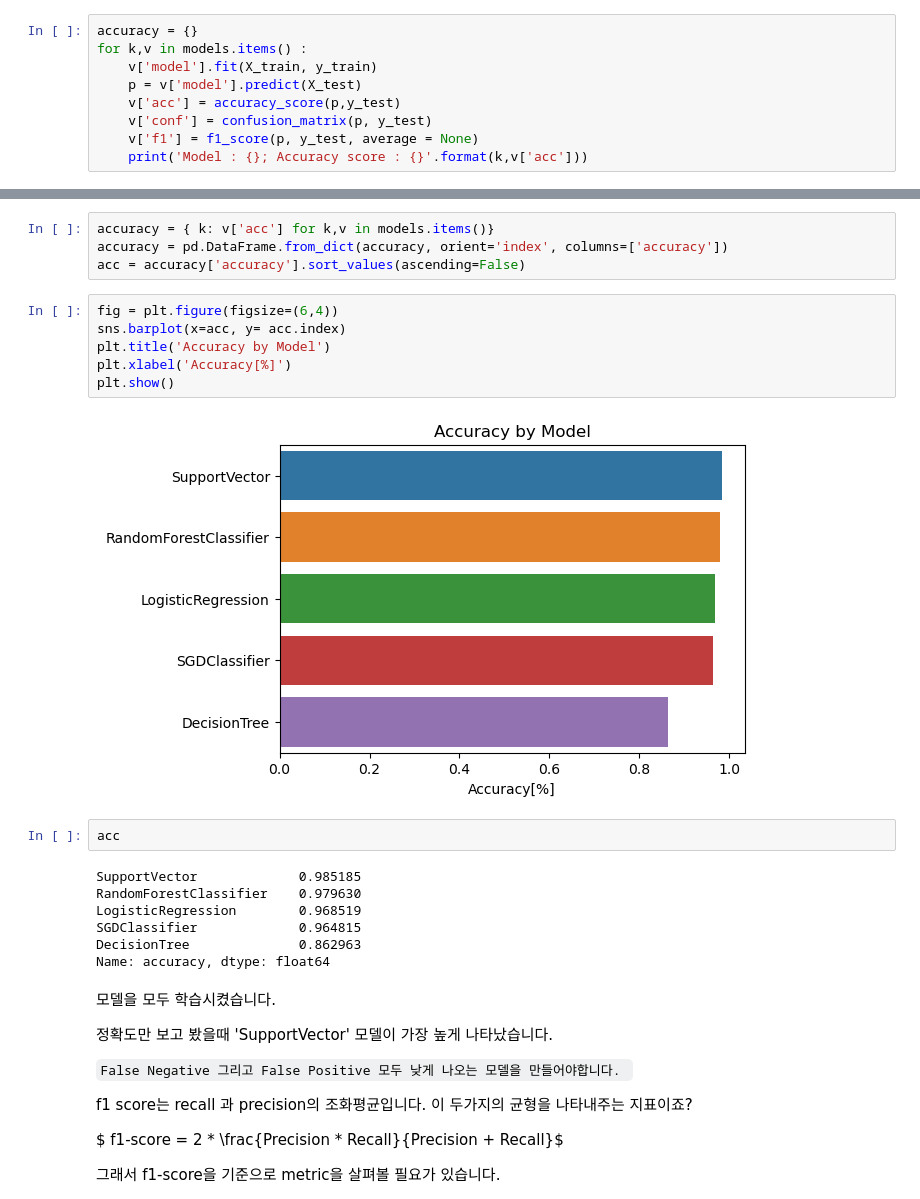
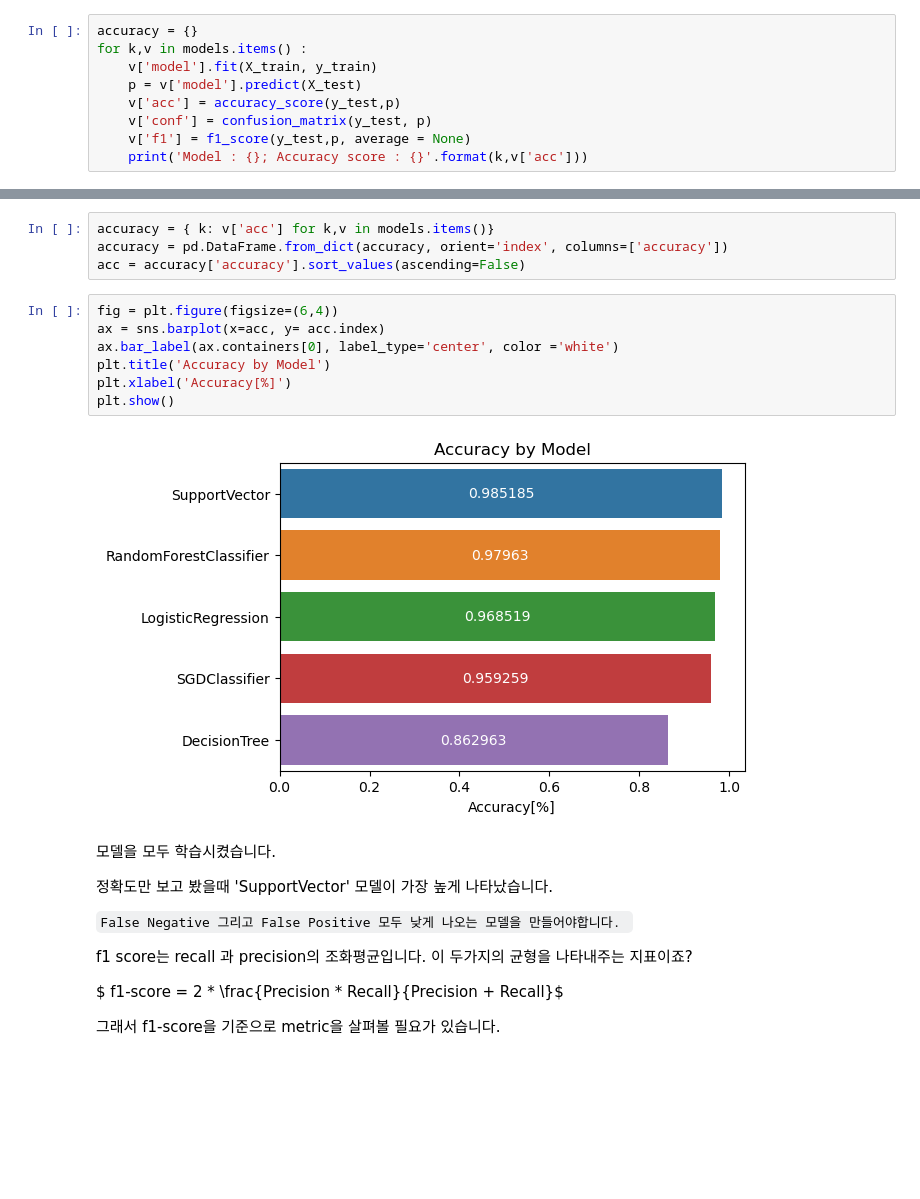
Before and after one commit to seuyon0101/aiffel, a Jupyter notebook: [E-01]classification.ipynb, the cells around one changed output, grey strips where cells are left out. Cells and saved outputs as stored; diff of their text form; blank space fills up the shorter version.

```diff
--- a/[E-01]classification.ipynb
+++ b/[E-01]classification.ipynb
@@ -320,9 +321,9 @@ accuracy = {}
 for k,v in models.items() :
     v['model'].fit(X_train, y_train)
     p = v['model'].predict(X_test)
-    v['acc'] = accuracy_score(p,y_test)
-    v['conf'] = confusion_matrix(p, y_test)
-    v['f1'] = f1_score(p, y_test, average = None)
+    v['acc'] = accuracy_score(y_test,p)
+    v['conf'] = confusion_matrix(y_test, p)
+    v['f1'] = f1_score(y_test,p, average = None)
     print('Model : {}; Accuracy score : {}'.format(k,v['acc']))
 # %% [output]
 Model : DecisionTree; Accuracy score : 0.8629629629629629
@@ -351,21 +351,13 @@ accuracy = pd.DataFrame.from_dict(accuracy, orient='index', columns=['accuracy']
 acc = accuracy['accuracy'].sort_values(ascending=False)
 # %%
 fig = plt.figure(figsize=(6,4))
-sns.barplot(x=acc, y= acc.index)
+ax = sns.barplot(x=acc, y= acc.index)
+ax.bar_label(ax.containers[0], label_type='center', color ='white')
 plt.title('Accuracy by Model')
 plt.xlabel('Accuracy[%]')
 plt.show()
 # %% [output]
-[figure, old version]
+[figure, new version]
-# %%
-acc
-# %% [output]
-SupportVector             0.985185
-RandomForestClassifier    0.979630
-LogisticRegression        0.968519
-SGDClassifier             0.964815
-DecisionTree              0.862963
-Name: accuracy, dtype: float64
 # %% [markdown]
 모델을 모두 학습시켰습니다.
 
```
Also changed, not shown: parts of 72 cells of this notebook.
